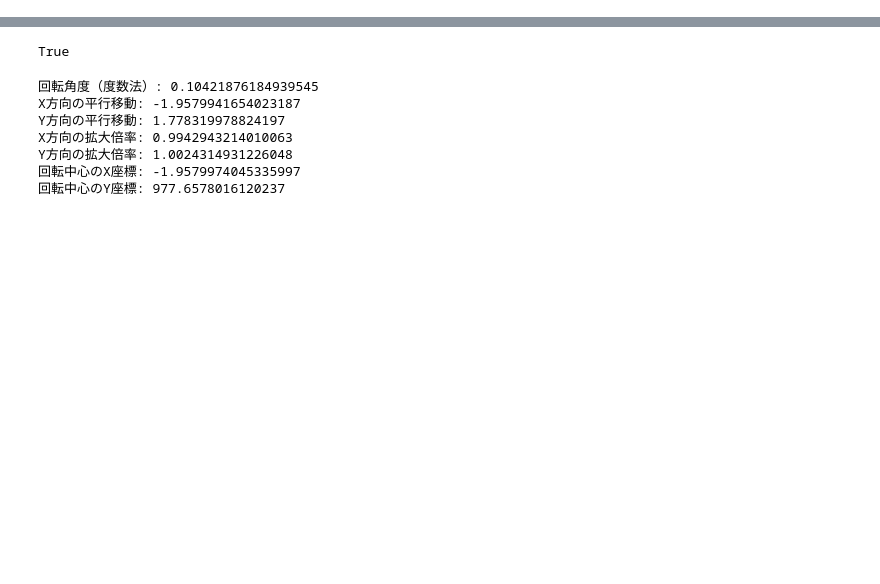
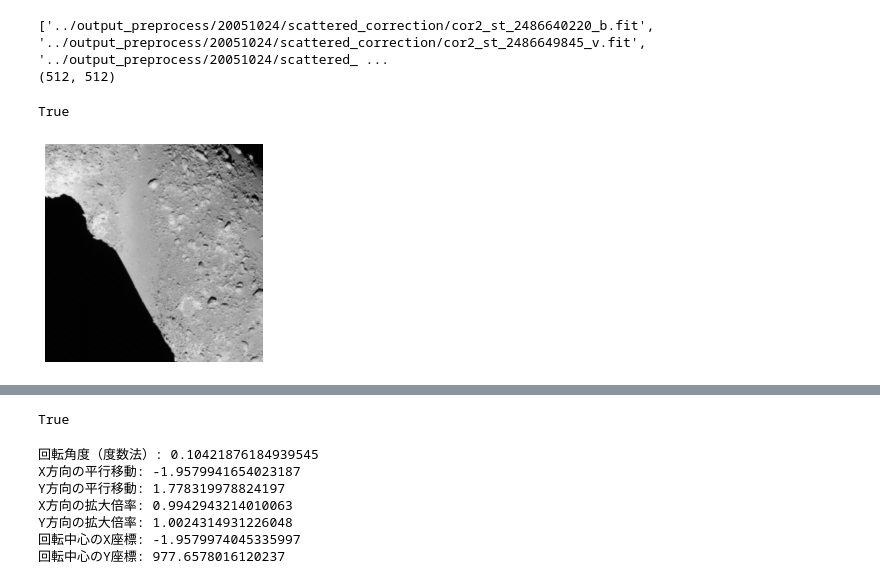
Before and after one commit to akihirohattori/preprocess, a Jupyter notebook: Feature_detection.ipynb, the cells around one changed output, grey strips where cells are left out. Saved outputs shown, nothing was run; the diff lists cells and outputs as text; code cells hidden in the pictures; blank space fills up the shorter version.

```diff
--- a/Feature_detection.ipynb
+++ b/Feature_detection.ipynb
@@ -24,3 +36,6 @@ def image_conv(image):
     c = cv2.imread("test.tif",-1)
 
     return c
+# %%
+def split_images(image_files, batch_size):
+    return [image_files[i:i + batch_size] for i in range(0, len(image_files), batch_size)]
@@ -26,0 +126,10 @@ def image_conv(image):
+# %%
+def normalize(data):
+    min_val = np.min(data)
+    max_val = np.max(data)
+    new_min = 0
+    new_max = 255
+
+    normalized_data = ((data - min_val) / (max_val - min_val)) * (new_max - new_min) + new_min
+
+    return normalized_data
@@ -26,0 +195,20 @@ def image_conv(image):
+# %%
+target_dir = "20051024"
+image_dir = f"../output_preprocess/{target_dir}/scattered_correction/"
+image_files = sorted(glob.glob(os.path.join(image_dir, "*.fit")))
+
+batch_size = 4
+
+image_batches = split_images(image_files, batch_size)
+
+print(image_batches[0])
+image = fits.getdata(image_batches[1][0])
+print(image.shape)
+plt.imshow(image, cmap = "gray")
+plt.axis('off')
+cv2.imwrite("jjjj.png", normalize(image))
+# %% [output]
+['../output_preprocess/20051024/scattered_correction/cor2_st_2486640220_b.fit', '../output_preprocess/20051024/scattered_correction/cor2_st_2486649845_v.fit', '../output_preprocess/20051024/scattered_ ...
+(512, 512)
+True
+[figure, added]
```
Also changed, not shown: parts of 13 cells of this notebook, 21 other files.
